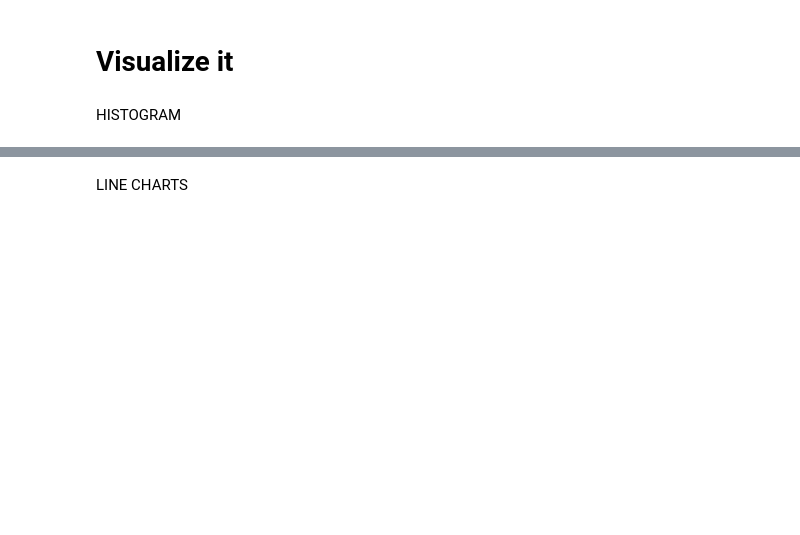
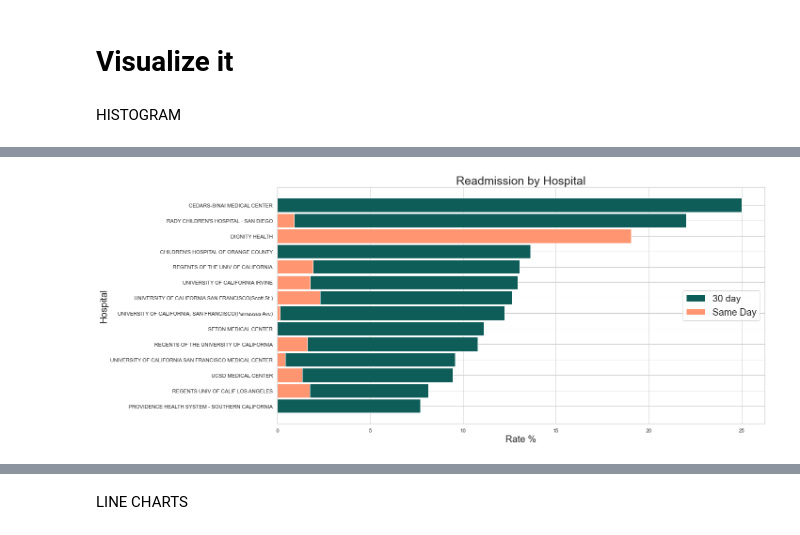
Before and after one commit to tipearso/hospital-readmissions, a Jupyter notebook: notebooks/plots.ipynb, the cells around one changed output, grey strips where cells are left out. Cells and saved outputs as stored; diff of their text form; code cells hidden in the pictures; blank space fills up the shorter version.

```diff
--- a/notebooks/plots.ipynb
+++ b/notebooks/plots.ipynb
@@ -166,0 +156,15 @@ read_count_month_high = read_count_month[read_count_month['Encounter ID'] >= 0]
+# %%
+fig, ax = plt.subplots()
+
+ax.barh(width = combo4['rate'], y = combo4['Facility'], height = .9, label='30 day',  color=['#0e5d59'])
+ax.barh(width = combo4['same day'], y = combo4['Facility'],height = .9, label='Same Day',color=['#ff9671'])
+
+ax.set_ylabel('Hospital', fontsize = '20')
+ax.set_xlabel('Rate %', fontsize = '20')
+ax.set_title('Readmission by Hospital', fontsize = '25')
+ax.legend(fontsize = '20', loc = 'center right')
+
+plt.tight_layout()
+plt.savefig('../imgs/stacked', transparent = True)
+# %% [output]
+[figure, new version]
```
Also changed, not shown: parts of 23 cells of this notebook, 5 other files.
